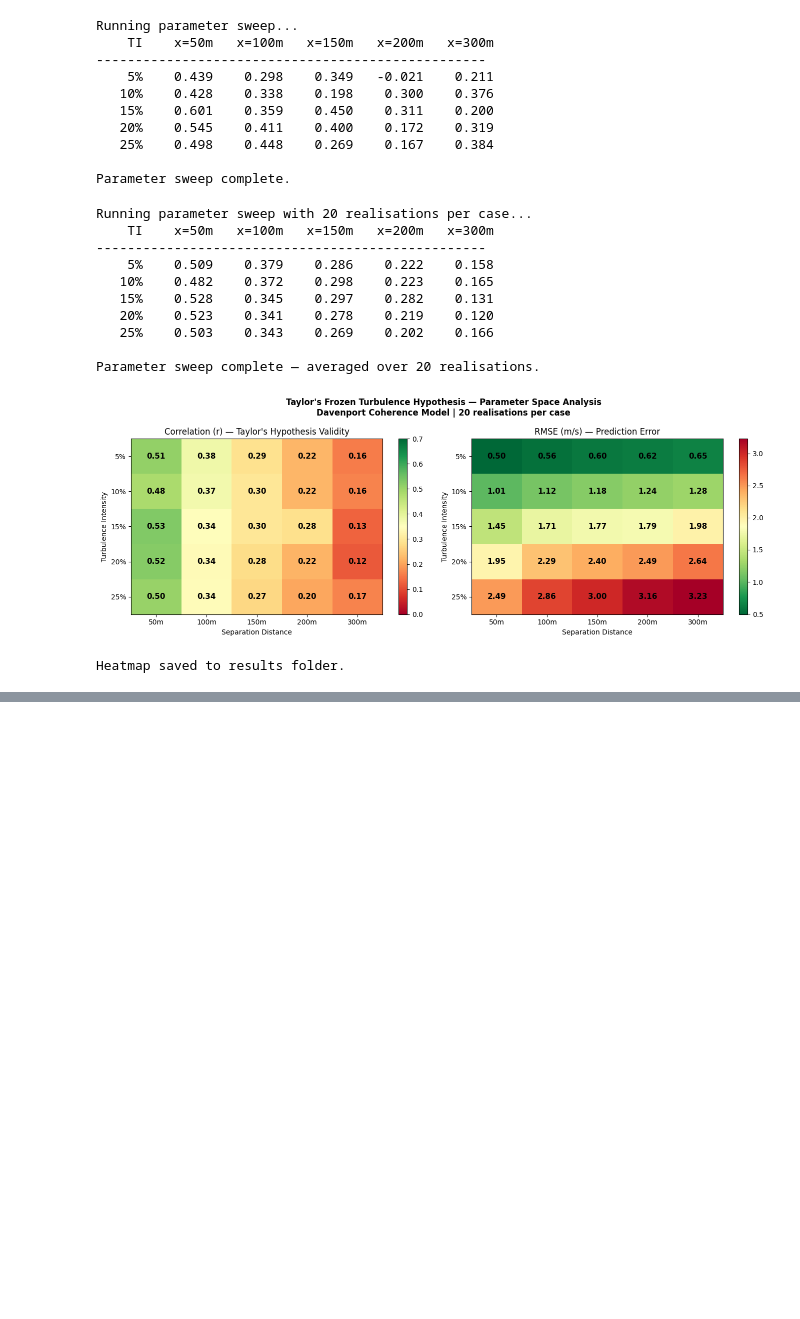
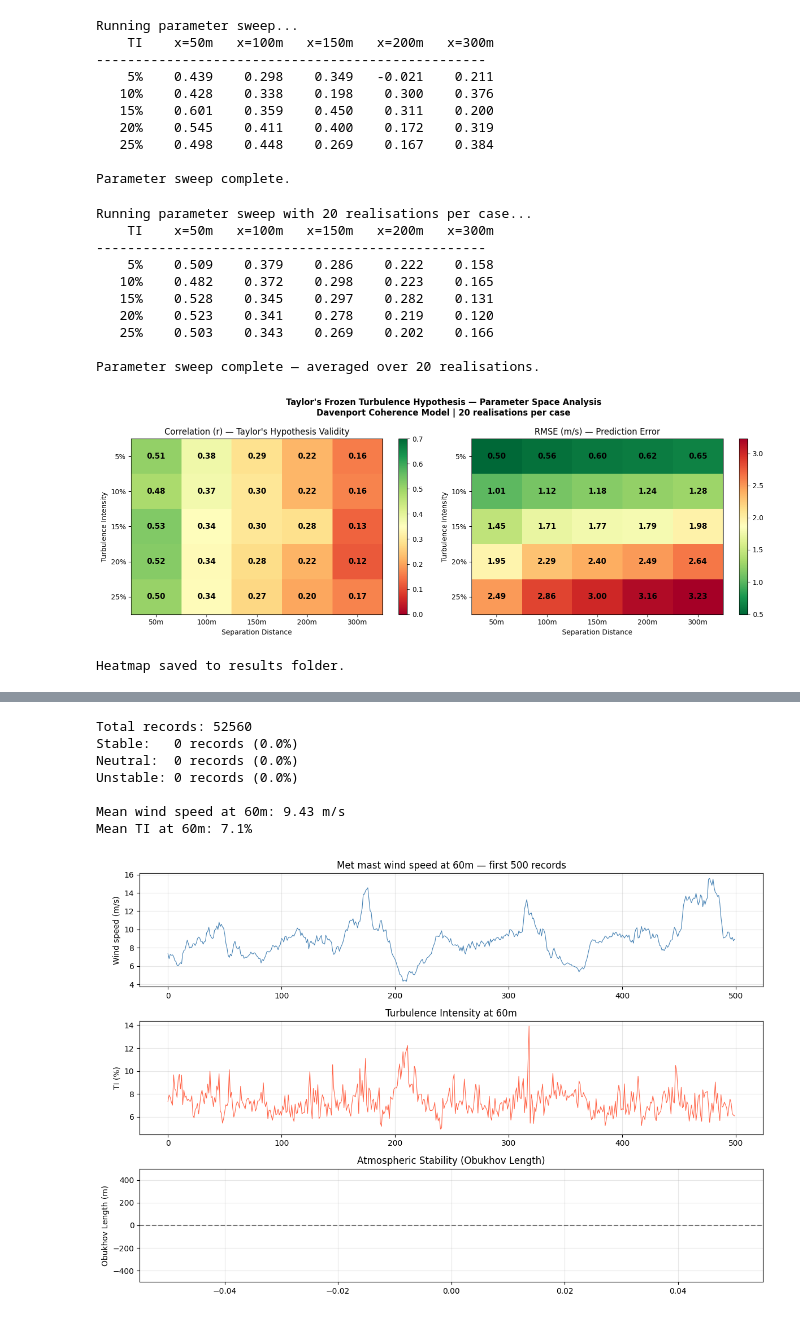
Before and after one commit to qama94/lidar-wind-forecasting, a Jupyter notebook: 01_data_exploration.ipynb, the cells around one changed output, grey strips where cells are left out. Cells and saved outputs as stored; diff of their text form; code cells hidden in the pictures; blank space fills up the shorter version.

```diff
--- a/01_data_exploration.ipynb
+++ b/01_data_exploration.ipynb
@@ -792,3 +792,20 @@ print("Heatmap saved to results folder.")
 # %% [output]
 [figure]
 Heatmap saved to results folder.
+# %%
+import xarray as xr
+import netCDF4 as nc
+
+# Load the dataset
+data_path = r'C:\Users\gamar\OneDrive\Documents\LIDAR\UEPS_v1.nc'
+ds = xr.open_dataset(data_path)
+
+# Print overview
+print("Dataset overview:")
+print(ds)
+print("\nVariables available:")
+for var in ds.data_vars:
+    print(f"  {var}: {ds[var].dims} — {ds[var].attrs.get('long_name', 'no description')}")
+print("\nDimensions:")
+for dim in ds.dims:
+    print(f"  {dim}: {ds.dims[dim]}")
@@ -794,0 +830,61 @@ Heatmap saved to results folder.
+# %%
+# Extract key variables and explore the data
+import numpy as np
+import matplotlib.pyplot as plt
+
+# Extract wind speed at hub height (60m) and LiDAR
+ws_60m = ds['wind_speed'].sel(Height=60.0).values
+ws_std_60m = ds['wind_speed_std'].sel(Height=60.0).values
+LMO = ds['LMO'].sel(Height=60.0).values
+time = ds['Time'].values
+
+# Calculate turbulence intensity
+TI = ws_std_60m / ws_60m
+
+# Atmospheric stability classification using Obukhov Length
+# LMO > 0: stable, LMO < 0: unstable, |LMO| > 500: neutral
+stability = np.where(LMO > 500, 'neutral',
+            np.where(LMO > 0, 'stable', 'unstable'))
+
+stable_mask   = LMO > 500
+neutral_mask  = (LMO > 0) & (LMO <= 500)
+unstable_mask = LMO < 0
+
+print(f"Total records: {len(ws_60m)}")
+print(f"Stable:   {stable_mask.sum()} records ({100*stable_mask.sum()/len(LMO):.1f}%)")
+print(f"Neutral:  {neutral_mask.sum()} records ({100*neutral_mask.sum()/len(LMO):.1f}%)")
+print(f"Unstable: {unstable_mask.sum()} records ({100*unstable_mask.sum()/len(LMO):.1f}%)")
+print(f"\nMean wind speed at 60m: {np.nanmean(ws_60m):.2f} m/s")
+print(f"Mean TI at 60m: {np.nanmean(TI)*100:.1f}%")
+
+# Plot wind speed time series
+fig, (ax1, ax2, ax3) = plt.subplots(3, 1, figsize=(12, 8))
+
+ax1.plot(ws_60m[:500], color='steelblue', linewidth=0.8)
+ax1.set_ylabel('Wind speed (m/s)')
+ax1.set_title('Met mast wind speed at 60m — first 500 records')
+ax1.grid(True, alpha=0.3)
+
+ax2.plot(TI[:500]*100, color='tomato', linewidth=0.8)
+ax2.set_ylabel('TI (%)')
+ax2.set_title('Turbulence Intensity at 60m')
+ax2.grid(True, alpha=0.3)
+
+ax3.plot(LMO[:500], color='green', linewidth=0.8)
+ax3.axhline(y=0, color='black', linestyle='--', alpha=0.5)
+ax3.set_ylabel('Obukhov Length (m)')
+ax3.set_title('Atmospheric Stability (Obukhov Length)')
+ax3.set_ylim(-500, 500)
+ax3.grid(True, alpha=0.3)
+
+plt.tight_layout()
+plt.show()
+# %% [output]
+Total records: 52560
+Stable:   0 records (0.0%)
+Neutral:  0 records (0.0%)
+Unstable: 0 records (0.0%)
+
+Mean wind speed at 60m: 9.43 m/s
+Mean TI at 60m: 7.1%
+[figure, added]
```
Also changed, not shown: parts of 10 cells of this notebook.
